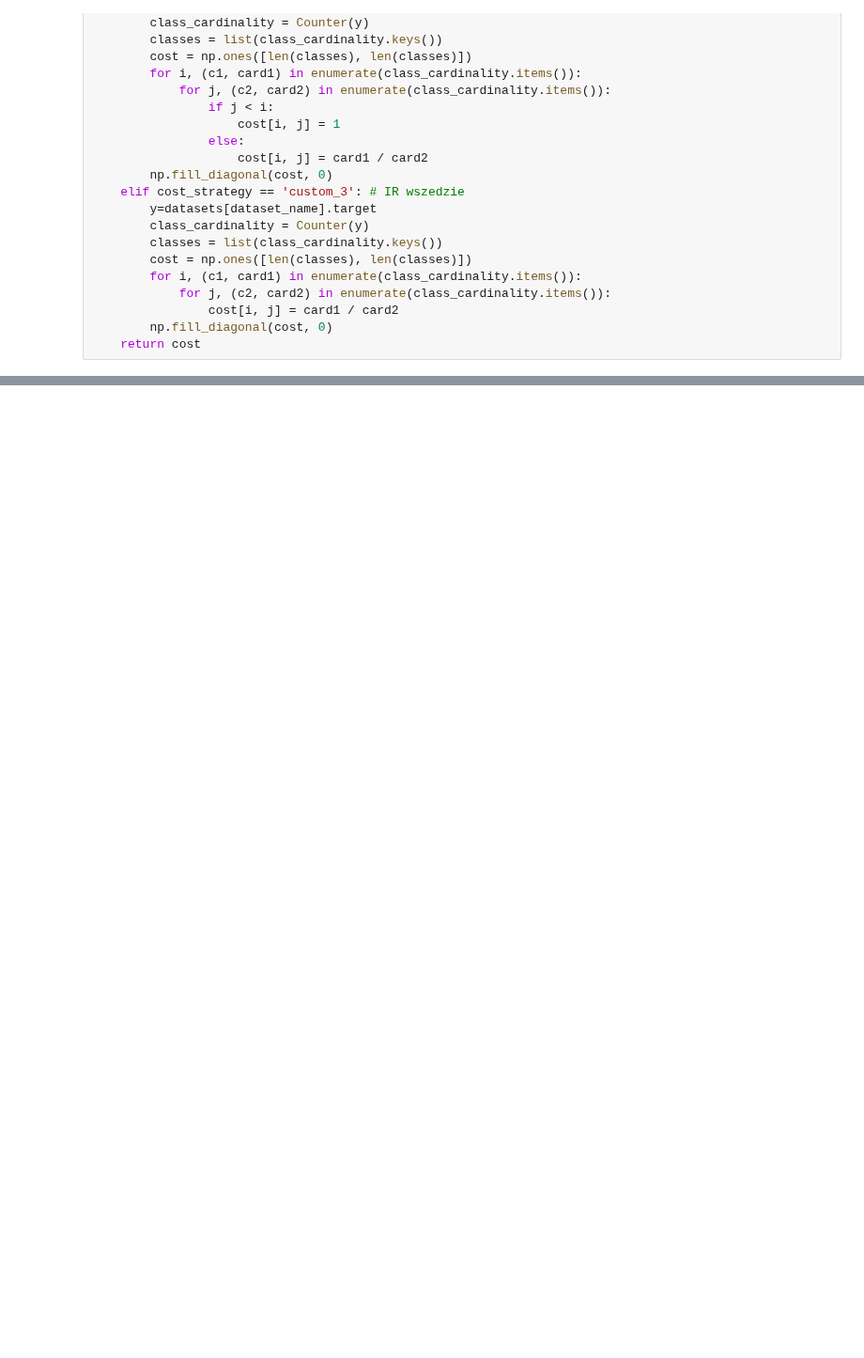
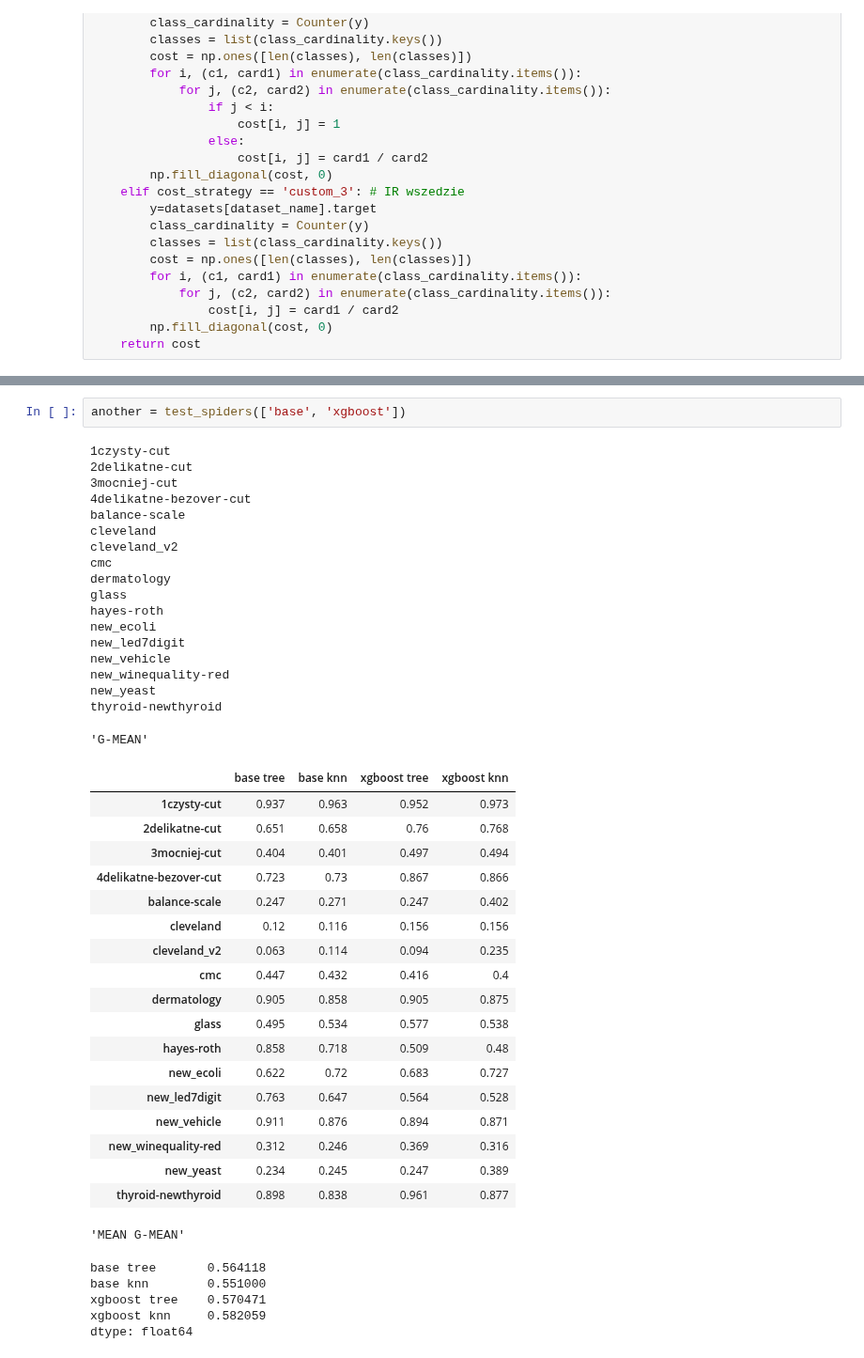
Before and after one commit to damianhorna/multi-imbalance, a Jupyter notebook: benchmarks/spider/spider.ipynb, the cells around one changed output, grey strips where cells are left out. Shown at 94% size. Cells and saved outputs as stored; diff of their text form; blank space fills up the shorter version.

```diff
--- a/benchmarks/spider/spider.ipynb
+++ b/benchmarks/spider/spider.ipynb
@@ -547,0 +677,45 @@ test_spiders()
+# %%
+another = test_spiders(['base', 'xgboost'])
+# %% [output]
+1czysty-cut
+2delikatne-cut
+3mocniej-cut
+4delikatne-bezover-cut
+balance-scale
+cleveland
+cleveland_v2
+cmc
+dermatology
+glass
+hayes-roth
+new_ecoli
+new_led7digit
+new_vehicle
+new_winequality-red
+new_yeast
+thyroid-newthyroid
+'G-MEAN'
+|  | base tree | base knn | xgboost tree | xgboost knn |
+| 1czysty-cut | 0.937 | 0.963 | 0.952 | 0.973 |
+| 2delikatne-cut | 0.651 | 0.658 | 0.76 | 0.768 |
+| 3mocniej-cut | 0.404 | 0.401 | 0.497 | 0.494 |
+| 4delikatne-bezover-cut | 0.723 | 0.73 | 0.867 | 0.866 |
+| balance-scale | 0.247 | 0.271 | 0.247 | 0.402 |
+| cleveland | 0.12 | 0.116 | 0.156 | 0.156 |
+| cleveland_v2 | 0.063 | 0.114 | 0.094 | 0.235 |
+| cmc | 0.447 | 0.432 | 0.416 | 0.4 |
+| dermatology | 0.905 | 0.858 | 0.905 | 0.875 |
+| glass | 0.495 | 0.534 | 0.577 | 0.538 |
+| hayes-roth | 0.858 | 0.718 | 0.509 | 0.48 |
+| new_ecoli | 0.622 | 0.72 | 0.683 | 0.727 |
+| new_led7digit | 0.763 | 0.647 | 0.564 | 0.528 |
+| new_vehicle | 0.911 | 0.876 | 0.894 | 0.871 |
+| new_winequality-red | 0.312 | 0.246 | 0.369 | 0.316 |
+| new_yeast | 0.234 | 0.245 | 0.247 | 0.389 |
+| thyroid-newthyroid | 0.898 | 0.838 | 0.961 | 0.877 |
+'MEAN G-MEAN'
+base tree       0.564118
+base knn        0.551000
+xgboost tree    0.570471
+xgboost knn     0.582059
+dtype: float64
```
Also changed, not shown: parts of 12 cells of this notebook.
